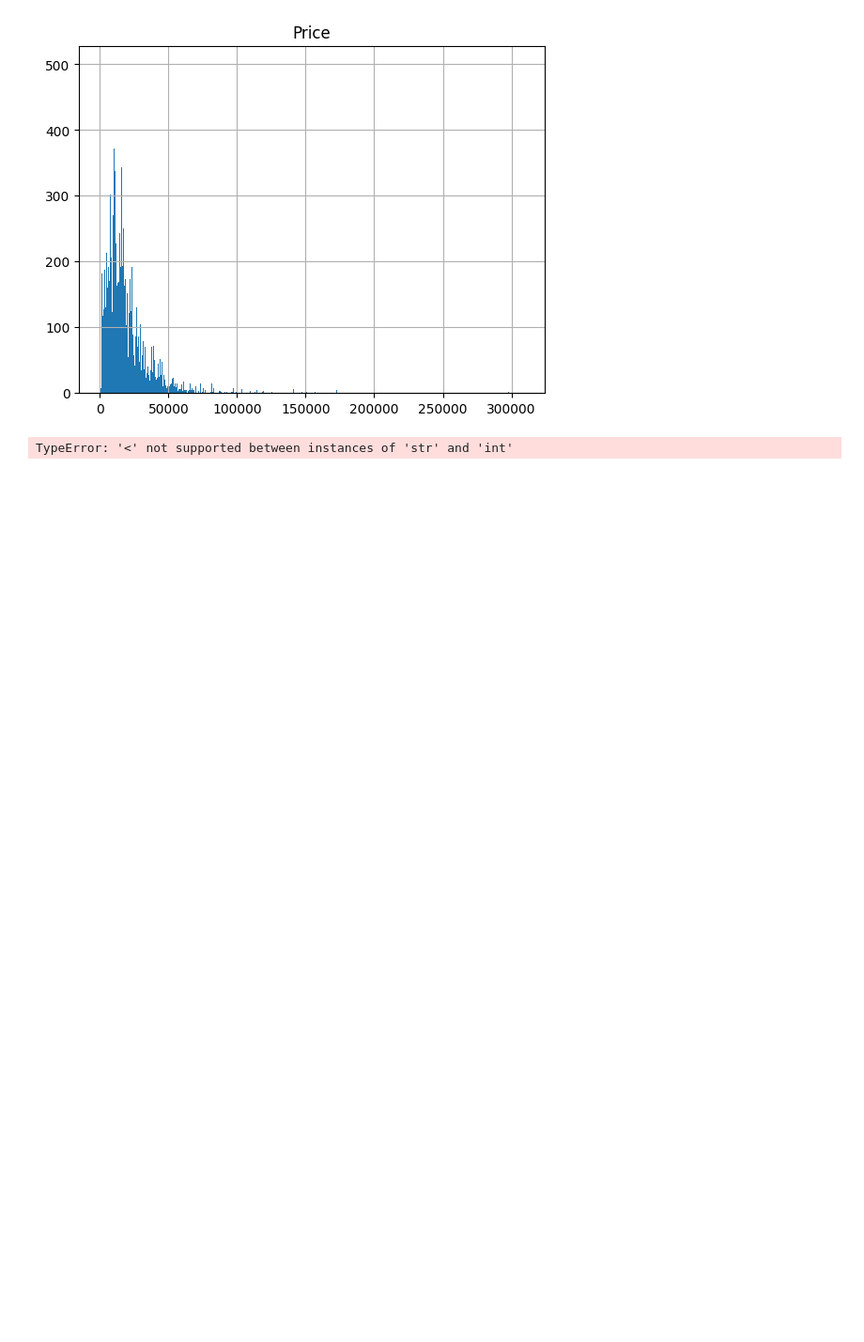
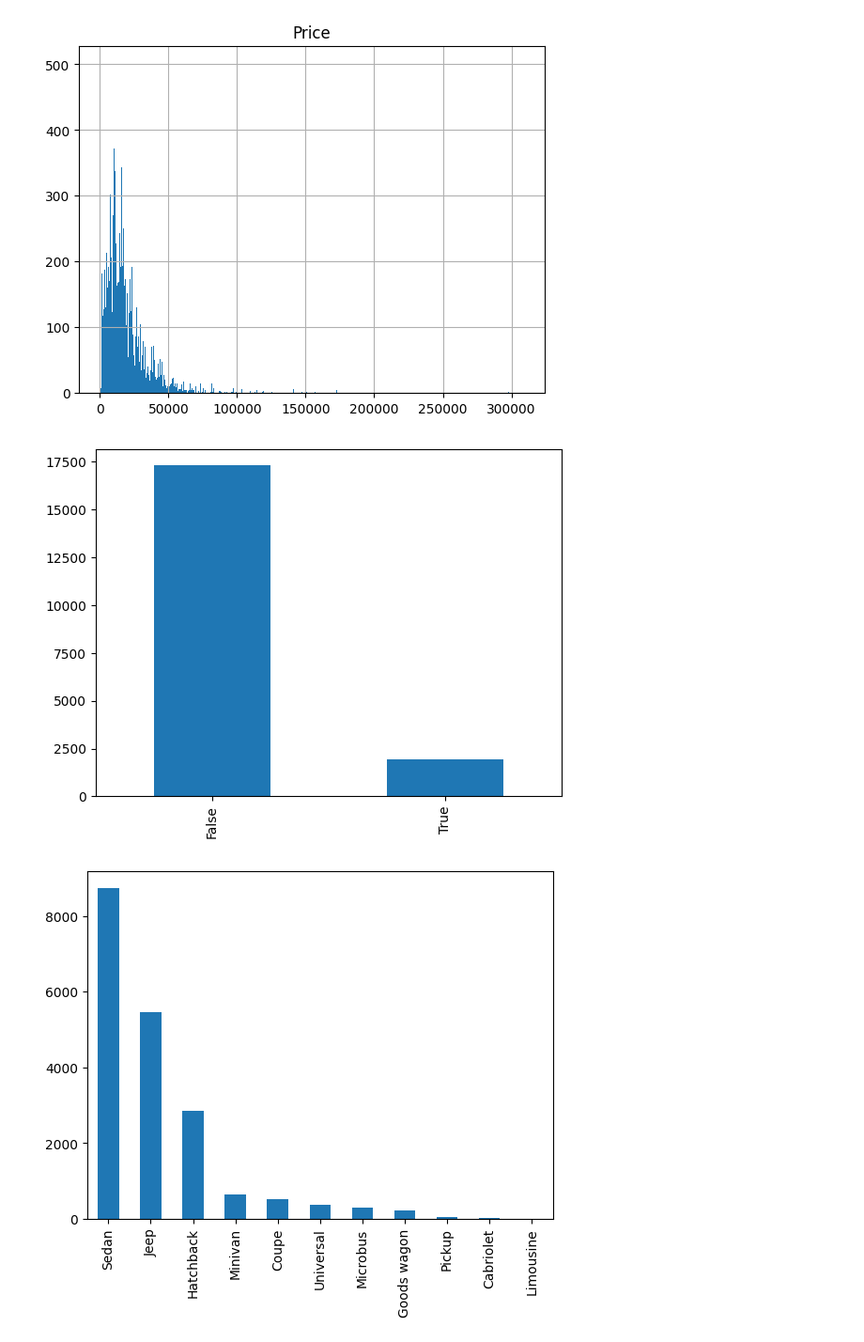
Before and after one commit to BishoyAtef/DS_Project, a Jupyter notebook: data_cleaning.ipynb, the cells around one changed output. Shown: that part at 94% size. Cells and saved outputs as stored; diff of their text form; code cells hidden in the pictures; blank space fills up the shorter version.

Commit message:
integrate work and drop useless columns

```diff
--- a/data_cleaning.ipynb
+++ b/data_cleaning.ipynb
@@ -66,9 +66,44 @@ def numbers_datacleaning_pipe(nums: List[float])->List[float]:
         return nums
     else:
         return substitute_outliers_with_mean(nums, outlier_indexes)
+
+def clean_data(data: pd.DataFrame)->pd.DataFrame:
+    data['Levy'] = data['Levy'].str.replace('-', '')
+    data['turbo'] = data['Engine volume'].str.contains('Turbo', regex=False)
+    data['Engine volume'] = data['Engine volume'].str.replace('Turbo', '')
+    data['Engine volume'] = data['Engine volume'].str.replace(' ', '')
+
+    data.drop('Doors', axis=1, inplace=True)
+    data.drop('Color', axis=1, inplace=True)
+    data.drop('Wheel', axis=1, inplace=True)
+
+    return data
+
+def visualize_data(data: pd.DataFrame)->None:
+    """visualize the data"""
+    data['turbo'].value_counts().plot.bar()
+    plt.show()
+
+    data['Category'].value_counts().plot.bar()
+    plt.show()
+
+    plt.figure(figsize=(12,12))
+    data['Manufacturer'].value_counts().plot.bar()
+    plt.show()
+
+    plt.figure(figsize=(12,12))
+    data['Engine volume'].value_counts().plot.bar()
+    plt.show()
+
+    data['Drive wheels'].value_counts().plot.bar()
+    plt.show()
+
+    data['Airbags'].value_counts().plot.bar()
+    plt.show()
 # %%
 # load the dataset into pandas dataframe
 df:pd.DataFrame = pd.read_csv('train.csv')
+df = clean_data(df)
 print(df.head())
 # plot the distribution of the target variable
 df['Price'].hist(bins=100)
@@ -149,6 +184,7 @@ Standard Deviation: 17407.67227533668
 [figure]
 # %%
 # plot a pie charof the car brands
-brands_pie_chart = df.plot.pie(y="Manufacturer", figsize=(5, 5))
+visualize_data(df)
 # %% [output]
-TypeError: '<' not supported between instances of 'str' and 'int'
+[figure, added]
+[figure, added]
```
Also changed, not shown: parts of 3 cells of this notebook, 1 other file.
